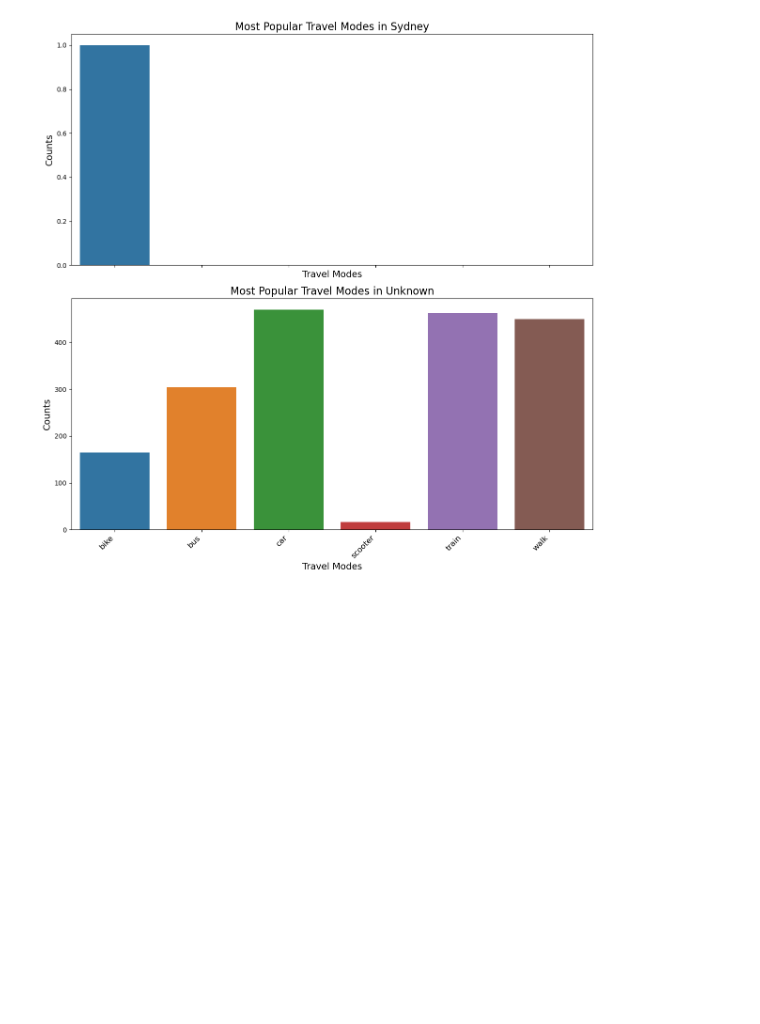
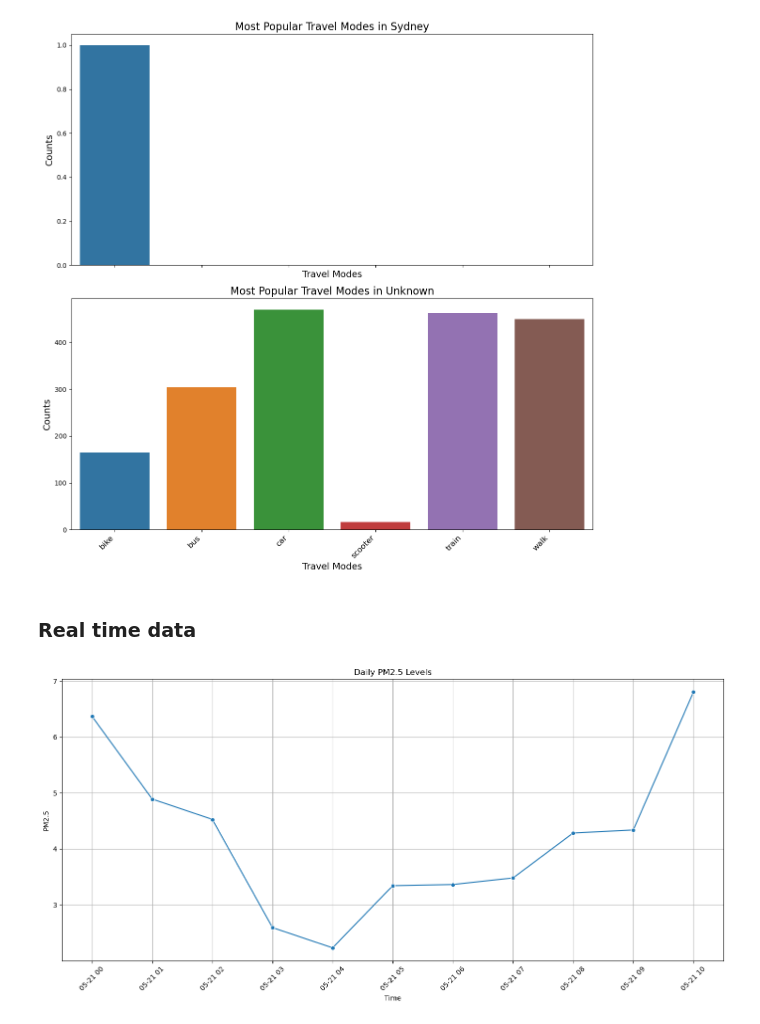
Before and after one commit to BlueTriangleG/CloudEnvInsights-KubeFissionDataProcessor, a Jupyter notebook: frontend/frontEnd.ipynb, the cells around one changed output. Cells and saved outputs as stored; diff of their text form; code cells hidden in the pictures; blank space fills up the shorter version.

```diff
--- a/frontend/frontEnd.ipynb
+++ b/frontend/frontEnd.ipynb
@@ -211,3 +211,13 @@ travel_stats, most_popular_travel_modes = ta.analyze_travel_modes(mastodon_df)
 ta.visualize_travel_modes_by_city(travel_stats)
 # %% [output]
 [figure]
+# %% [markdown]
+### Real time data
+# %%
+# today's air quality
+import oneDayAnalysis.air_quality_one_day as aqoda
+
+pm_today = aqoda.load_pm25_data(today_air_quality_file_path)
+aqoda.visualize_pm25(pm_today)
+# %% [output]
+[figure, added]
```
Also changed, not shown: parts of 1 cell of this notebook, 7 other files.
